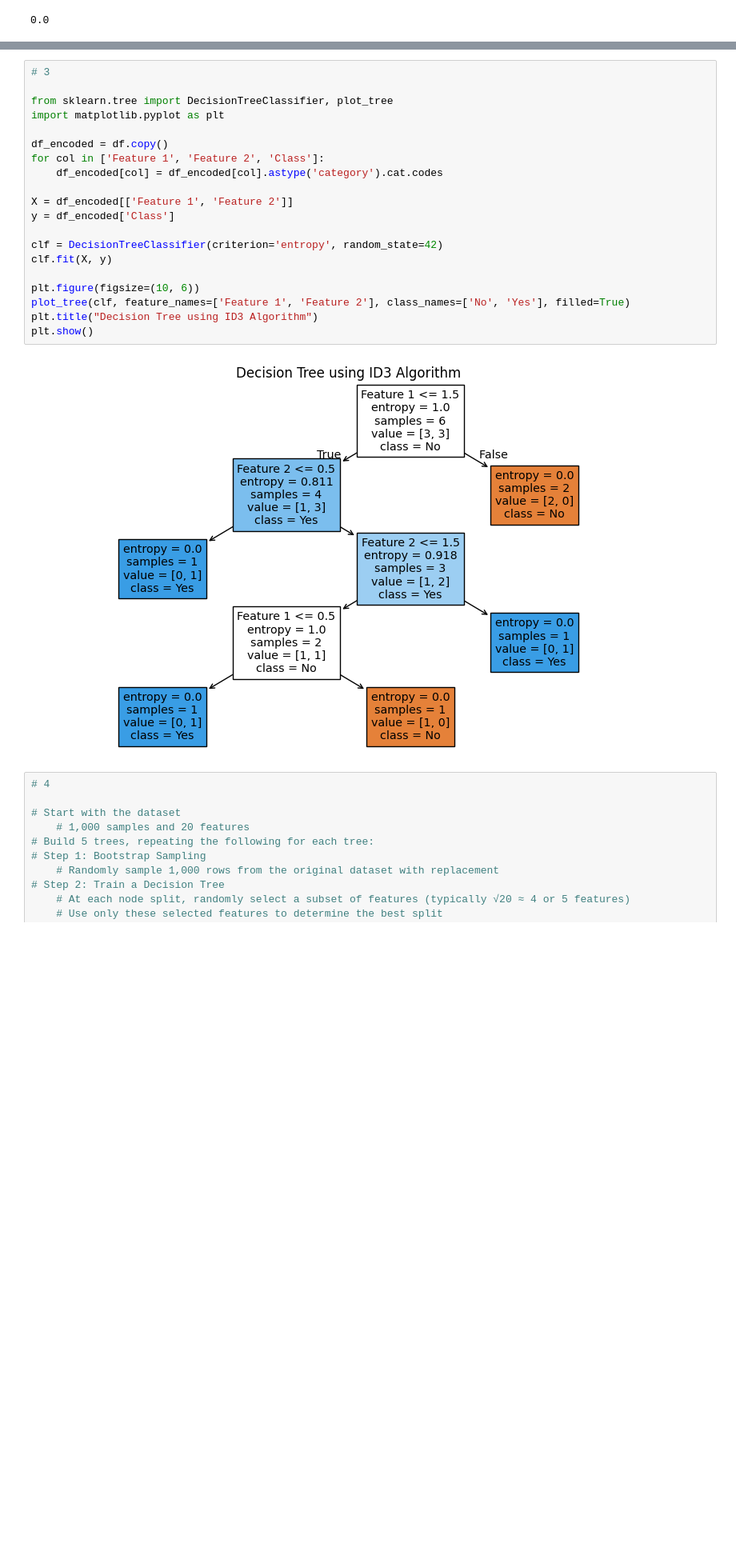
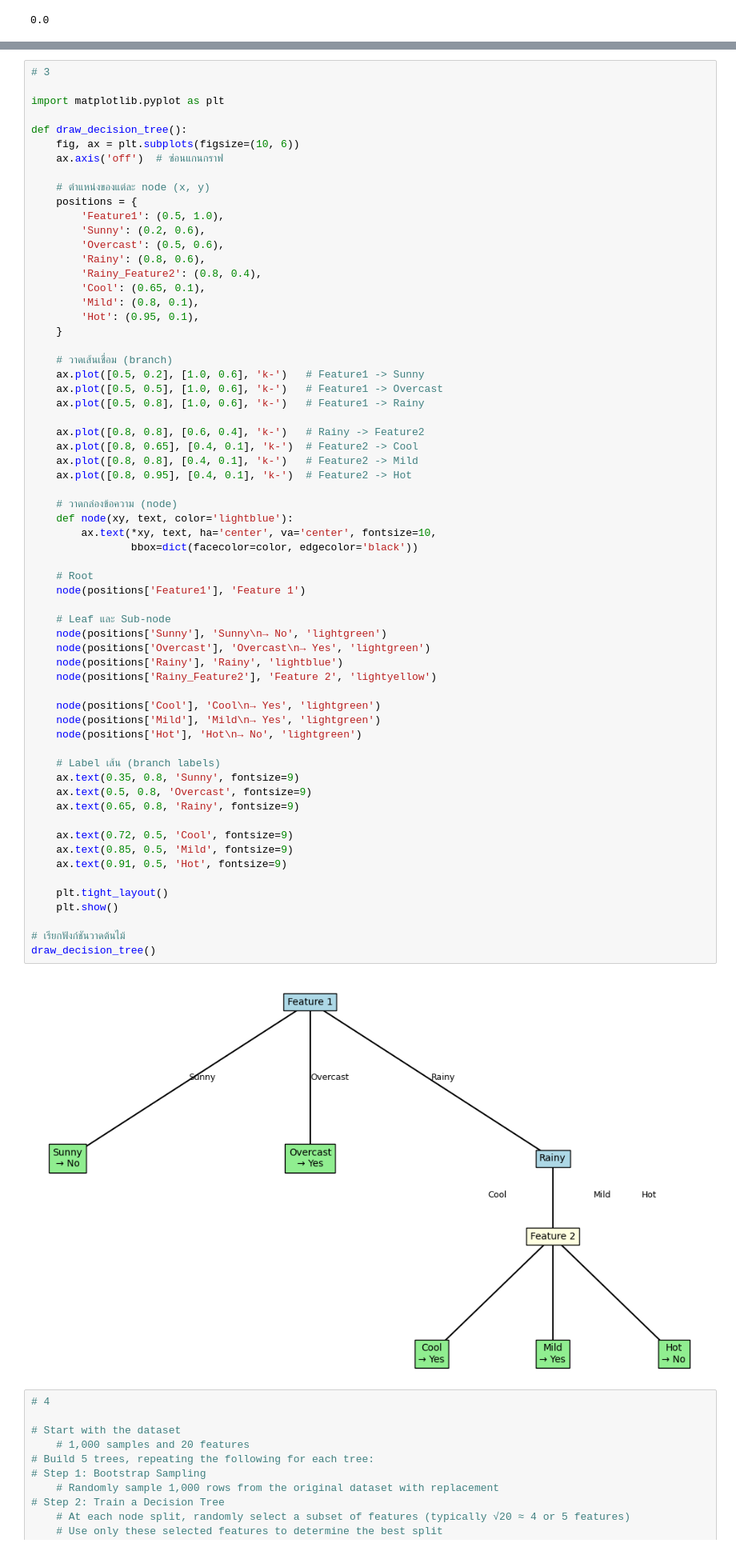
Before and after one commit to cs6636208/Machine-Learning2658, a Jupyter notebook: HW/Homework1_6604062636208.ipynb, the cells around one changed output, grey strips where cells are left out. Shown at 80% size. Drawn from its saved outputs; the diff is of its cells as text; blank space fills up the shorter version.

```diff
--- a/HW/Homework1_6604062636208.ipynb
+++ b/HW/Homework1_6604062636208.ipynb
@@ -52,25 +59,68 @@ info_gain_feature2
 # %%
 # 3
 
-from sklearn.tree import DecisionTreeClassifier, plot_tree
 import matplotlib.pyplot as plt
 
-df_encoded = df.copy()
-for col in ['Feature 1', 'Feature 2', 'Class']:
-    df_encoded[col] = df_encoded[col].astype('category').cat.codes
+def draw_decision_tree():
+    fig, ax = plt.subplots(figsize=(10, 6))
+    ax.axis('off')  # ซ่อนแกนกราฟ
 
-X = df_encoded[['Feature 1', 'Feature 2']]
-y = df_encoded['Class']
+    # ตำแหน่งของแต่ละ node (x, y)
+    positions = {
+        'Feature1': (0.5, 1.0),
+        'Sunny': (0.2, 0.6),
+        'Overcast': (0.5, 0.6),
+        'Rainy': (0.8, 0.6),
+        'Rainy_Feature2': (0.8, 0.4),
+        'Cool': (0.65, 0.1),
+        'Mild': (0.8, 0.1),
+        'Hot': (0.95, 0.1),
+    }
 
-clf = DecisionTreeClassifier(criterion='entropy', random_state=42)
-clf.fit(X, y)
+    # วาดเส้นเชื่อม (branch)
+    ax.plot([0.5, 0.2], [1.0, 0.6], 'k-')   # Feature1 -> Sunny
+    ax.plot([0.5, 0.5], [1.0, 0.6], 'k-')   # Feature1 -> Overcast
+    ax.plot([0.5, 0.8], [1.0, 0.6], 'k-')   # Feature1 -> Rainy
 
-plt.figure(figsize=(10, 6))
-plot_tree(clf, feature_names=['Feature 1', 'Feature 2'], class_names=['No', 'Yes'], filled=True)
-plt.title("Decision Tree using ID3 Algorithm")
-plt.show()
+    ax.plot([0.8, 0.8], [0.6, 0.4], 'k-')   # Rainy -> Feature2
+    ax.plot([0.8, 0.65], [0.4, 0.1], 'k-')  # Feature2 -> Cool
+    ax.plot([0.8, 0.8], [0.4, 0.1], 'k-')   # Feature2 -> Mild
+    ax.plot([0.8, 0.95], [0.4, 0.1], 'k-')  # Feature2 -> Hot
+
+    # วาดกล่องข้อความ (node)
+    def node(xy, text, color='lightblue'):
+        ax.text(*xy, text, ha='center', va='center', fontsize=10,
+                bbox=dict(facecolor=color, edgecolor='black'))
+
+    # Root
+    node(positions['Feature1'], 'Feature 1')
+
+    # Leaf และ Sub-node
+    node(positions['Sunny'], 'Sunny\n→ No', 'lightgreen')
+    node(positions['Overcast'], 'Overcast\n→ Yes', 'lightgreen')
+    node(positions['Rainy'], 'Rainy', 'lightblue')
+    node(positions['Rainy_Feature2'], 'Feature 2', 'lightyellow')
+
+    node(positions['Cool'], 'Cool\n→ Yes', 'lightgreen')
+    node(positions['Mild'], 'Mild\n→ Yes', 'lightgreen')
+    node(positions['Hot'], 'Hot\n→ No', 'lightgreen')
+
+    # Label เส้น (branch labels)
+    ax.text(0.35, 0.8, 'Sunny', fontsize=9)
+    ax.text(0.5, 0.8, 'Overcast', fontsize=9)
+    ax.text(0.65, 0.8, 'Rainy', fontsize=9)
+
+    ax.text(0.72, 0.5, 'Cool', fontsize=9)
+    ax.text(0.85, 0.5, 'Mild', fontsize=9)
+    ax.text(0.91, 0.5, 'Hot', fontsize=9)
+
+    plt.tight_layout()
+    plt.show()
+
+# เรียกฟังก์ชันวาดต้นไม้
+draw_decision_tree()
 # %% [output]
-[figure, old version]
+[figure, new version]
 # %%
 # 4
 
```
Also changed, not shown: parts of 3 cells of this notebook, 1 other file.
